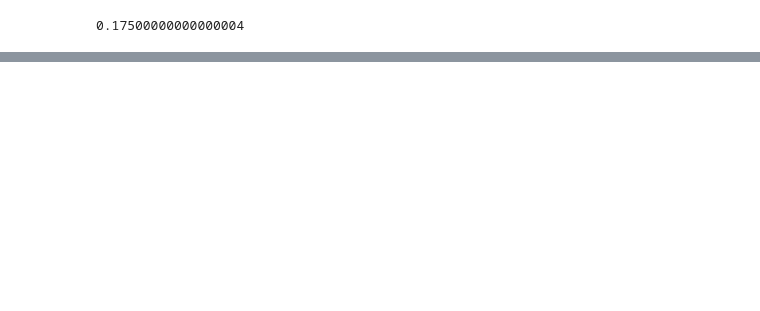
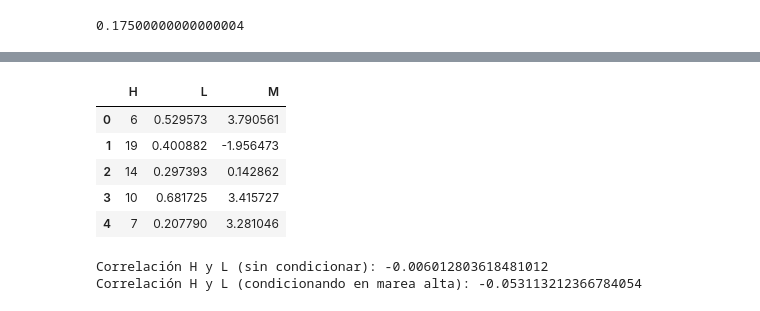
Before and after one commit to Sechi42/Causal_Inference-with-python, a Jupyter notebook: ch03/ch03.ipynb, the cells around one changed output, grey strips where cells are left out. Drawn from its saved outputs; the diff is of its cells as text; code cells hidden in the pictures; blank space fills up the shorter version.

```diff
--- a/ch03/ch03.ipynb
+++ b/ch03/ch03.ipynb
@@ -393,0 +475,34 @@ avg_df.select(pl.col("ATE")).mean().item()
+# %%
+import numpy as np
+import pandas as pd
+
+np.random.seed(42)
+N = 10000
+
+# Hora del día (0 a 23)
+H = np.random.randint(0, 24, N)
+# Posición de la luna (0 a 1)
+L = np.random.uniform(0, 1, N)
+# Marea: suma de efectos + ruido
+M = 2 * np.sin(H / 24 * 2 * np.pi) + 3 * L + np.random.normal(0, 0.5, N)
+
+df = pd.DataFrame({'H': H, 'L': L, 'M': M})
+df.head()
+# %% [output]
+|  | H | L | M |
+| 0 | 6 | 0.529573 | 3.790561 |
+| 1 | 19 | 0.400882 | -1.956473 |
+| 2 | 14 | 0.297393 | 0.142862 |
+| 3 | 10 | 0.681725 | 3.415727 |
+| 4 | 7 | 0.207790 | 3.281046 |
+# %%
+# Correlación marginal entre H y L (debería ser ~0)
+print('Correlación H y L (sin condicionar):', df['H'].corr(df['L']))
+
+# Ahora condicionamos en marea alta (M > percentil 90)
+umbral = df['M'].quantile(0.9)
+df_high_marea = df[df['M'] > umbral]
+print('Correlación H y L (condicionando en marea alta):', df_high_marea['H'].corr(df_high_marea['L']))
+# %% [output]
+Correlación H y L (sin condicionar): -0.006012803618481012
+Correlación H y L (condicionando en marea alta): -0.053113212366784054
```
Also changed, not shown: parts of 8 cells of this notebook.
